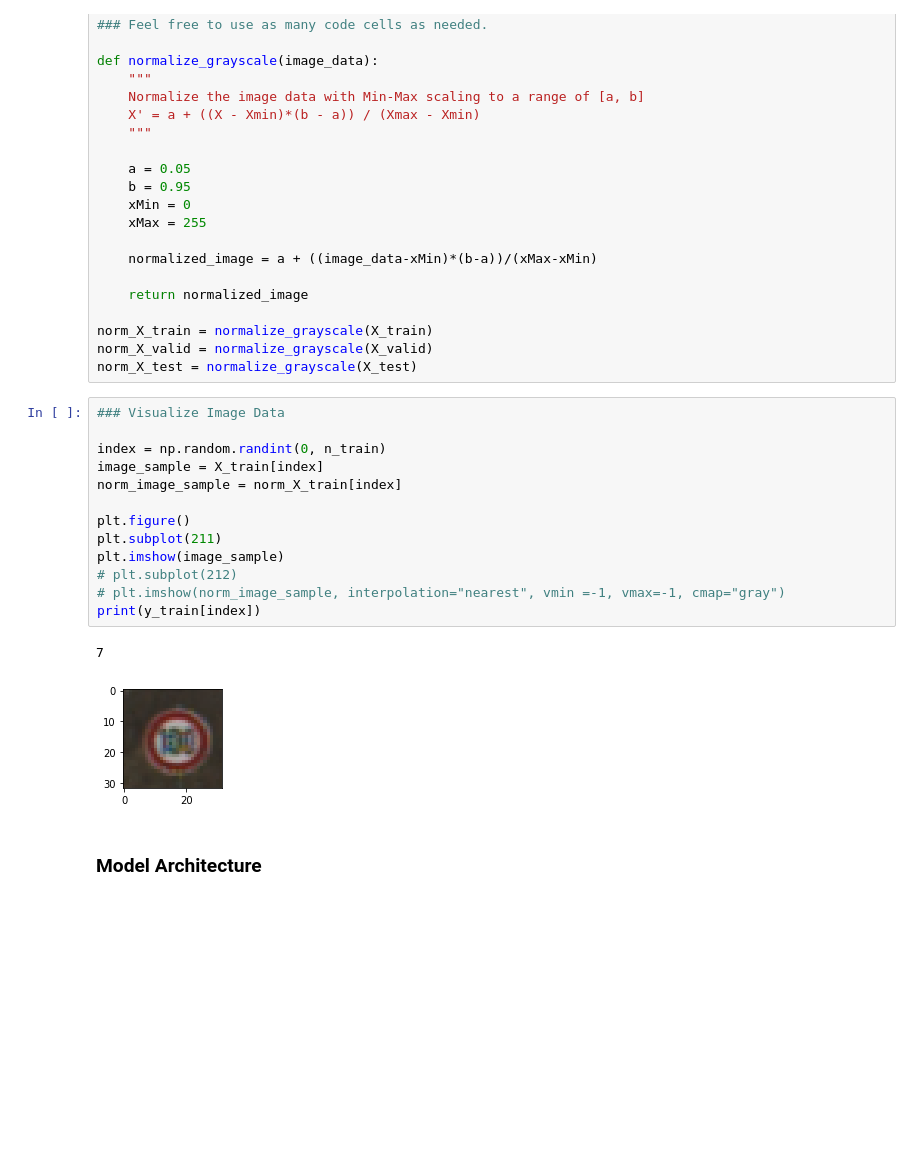
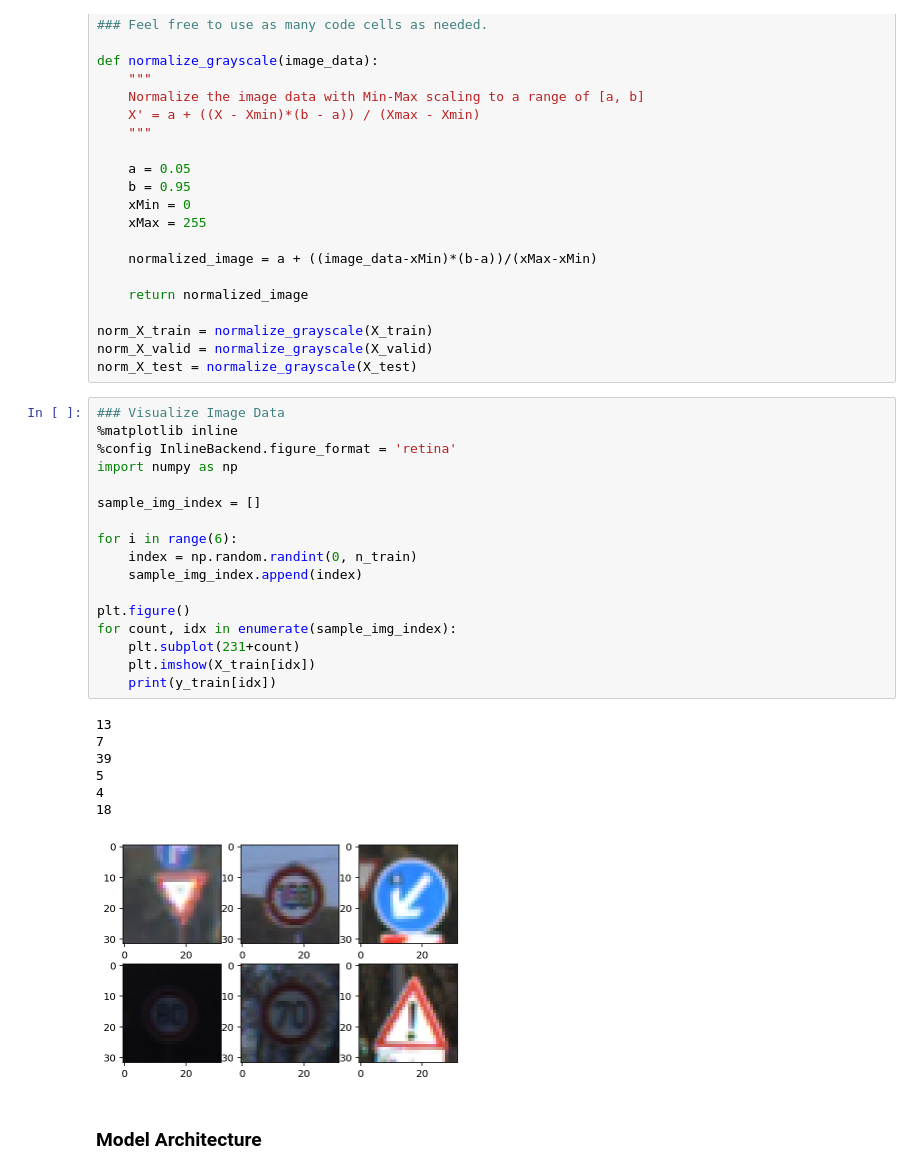
Before and after one commit to chanwooyang/Udacity-SDCND, a Jupyter notebook: T1-P2-TrafficSignClassifier/Traffic_Sign_Classifier.ipynb, the cells around one changed output. Drawn from its saved outputs; the diff is of its cells as text; blank space fills up the shorter version.

```diff
--- a/T1-P2-TrafficSignClassifier/Traffic_Sign_Classifier.ipynb
+++ b/T1-P2-TrafficSignClassifier/Traffic_Sign_Classifier.ipynb
@@ -209,22 +213,31 @@ def normalize_grayscale(image_data):
 norm_X_train = normalize_grayscale(X_train)
 norm_X_valid = normalize_grayscale(X_valid)
 norm_X_test = normalize_grayscale(X_test)
-# %%
-### Visualize Image Data
-
-index = np.random.randint(0, n_train)
-image_sample = X_train[index]
-norm_image_sample = norm_X_train[index]
-
-plt.figure()
-plt.subplot(211)
-plt.imshow(image_sample)
-# plt.subplot(212)
-# plt.imshow(norm_image_sample, interpolation="nearest", vmin =-1, vmax=-1, cmap="gray")
-print(y_train[index])
-# %% [output]
-7
-[figure, removed]
+# %%
+### Visualize Image Data
+%matplotlib inline
+%config InlineBackend.figure_format = 'retina'
+import numpy as np
+
+sample_img_index = []
+
+for i in range(6):
+    index = np.random.randint(0, n_train)
+    sample_img_index.append(index)
+
+plt.figure()
+for count, idx in enumerate(sample_img_index):
+    plt.subplot(231+count)
+    plt.imshow(X_train[idx])
+    print(y_train[idx])
+# %% [output]
+13
+7
+39
+5
+4
+18
+[figure, added]
 # %% [markdown]
 ### Model Architecture
 # %%
```
Also changed, not shown: parts of 18 cells of this notebook.
